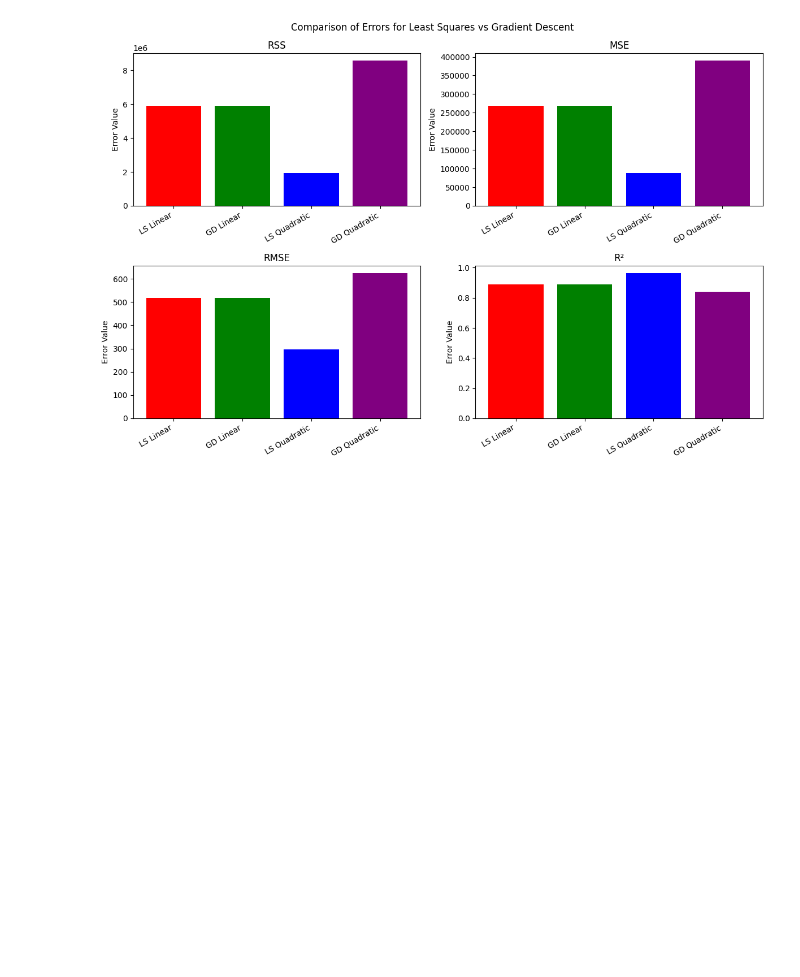
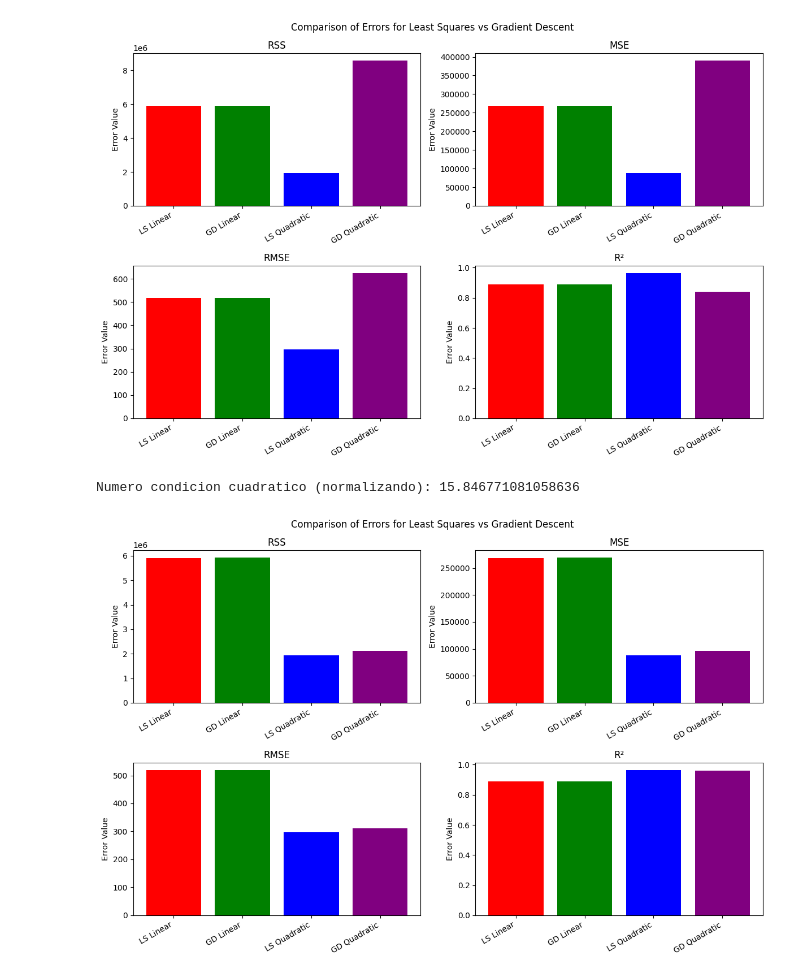
Before and after one commit to naranjo-jd/ALC, a Jupyter notebook: pt2/results.ipynb, the cells around one changed output. Drawn from its saved outputs; the diff is of its cells as text; code cells hidden in the pictures; blank space fills up the shorter version.

```diff
--- a/pt2/results.ipynb
+++ b/pt2/results.ipynb
@@ -120,3 +172,31 @@ plt.tight_layout()
 plt.show()
 # %% [output]
 [figure]
+# %%
+errors_gd_quad_norm = compute_errors(y, y_gd2_norm)
+print("Numero condicion cuadratico (normalizando):", metrics.condition_number(A2_norm))
+# %% [output]
+Numero condicion cuadratico (normalizando): 15.846771081058636
+# %%
+# Extracting values
+error_values = np.array([
+    list(errors_ls_lin.values()),
+    list(errors_gd_lin.values()),
+    list(errors_ls_quad.values()),
+    list(errors_gd_quad_norm.values())
+])
+
+# Plotting
+fig, axs = plt.subplots(2, 2, figsize=(12, 8))
+
+for i, ax in enumerate(axs.flat):
+    ax.bar(methods, error_values[:, i], color=["red", "green", "blue", "purple"])
+    ax.set_title(labels[i])
+    ax.set_ylabel("Error Value")
+    ax.set_xticklabels(methods, rotation=30, ha="right")
+
+plt.suptitle("Comparison of Errors for Least Squares vs Gradient Descent")
+plt.tight_layout()
+plt.show()
+# %% [output]
+[figure, added]
```
Also changed, not shown: parts of 8 cells of this notebook.
